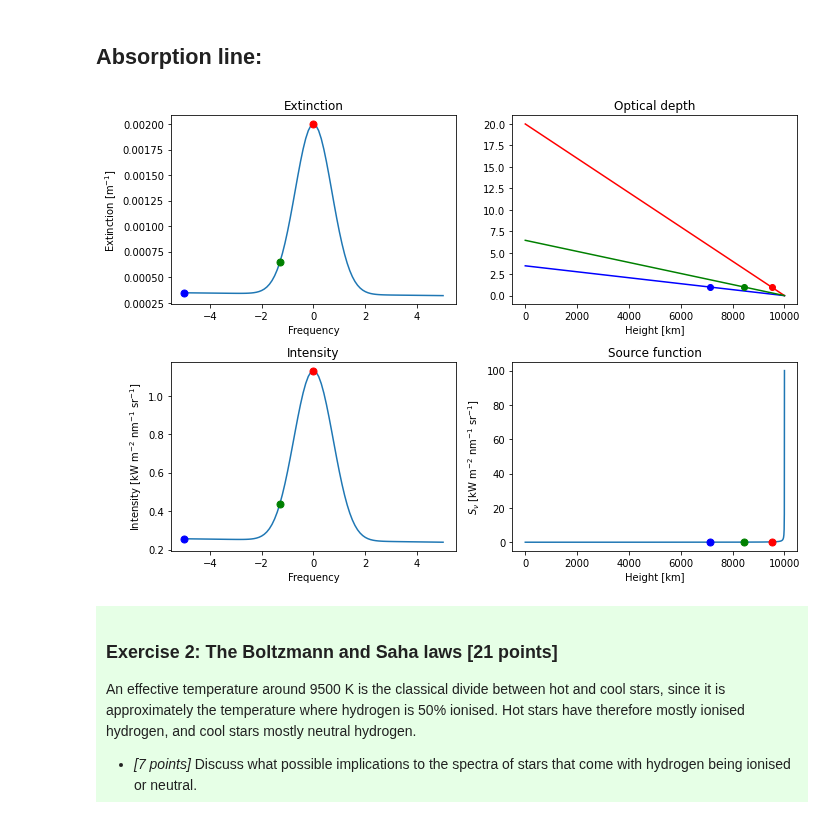
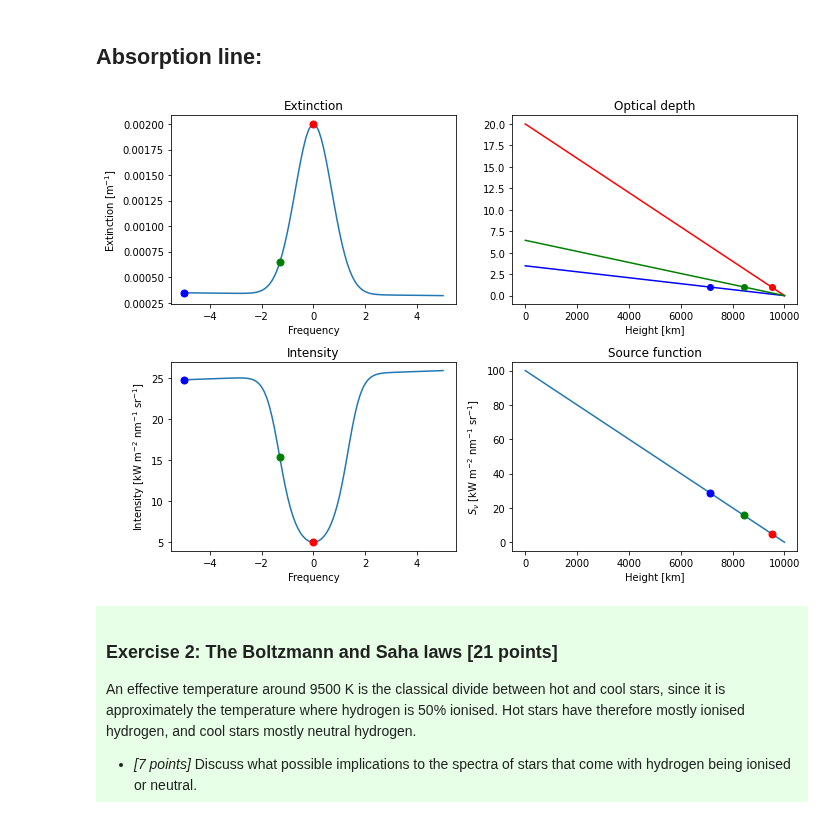
Before and after one commit to Rachelstiansen/AST4310, a Jupyter notebook: project work/project1/project1_student.ipynb, the cells around one changed output. Cells and saved outputs as stored; diff of their text form; code cells hidden in the pictures.

```diff
--- a/project work/project1/project1_student.ipynb
+++ b/project work/project1/project1_student.ipynb
@@ -115,13 +115,13 @@ four_panel_diagram(freq, height, source_function1, extinction)
 # %%
 #extinction = (np.exp(- freq ** 2) + 0.5 * freq / 50 + 0.1) / units.m / 100
 
 source_function2 = (depth.value) / 100 * i_units
 # build the source function
-source_function = np.flip(source_function2) # source function 1, linear
+source_function = (source_function2) # source function 1, linear
 
 four_panel_diagram(freq, height, source_function, extinction)
 # %% [output]
-[figure, old version]
+[figure, new version]
 # %% [markdown]
 <div style="background-color:#e6ffe6; padding:10px; border-style:
 solid;; border-color:#00e600; border-width:1px">
```
Also changed, not shown: parts of 9 cells of this notebook.
